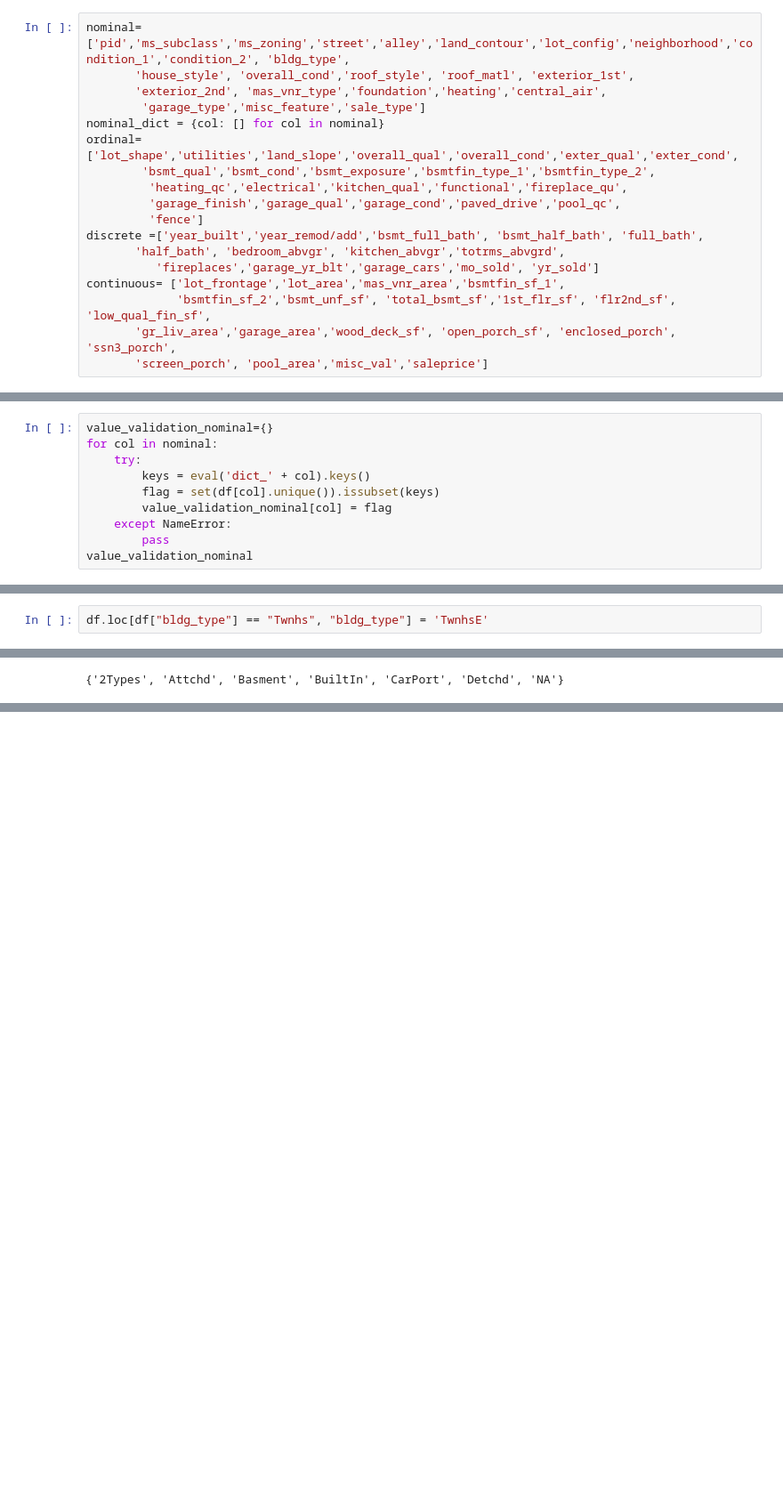
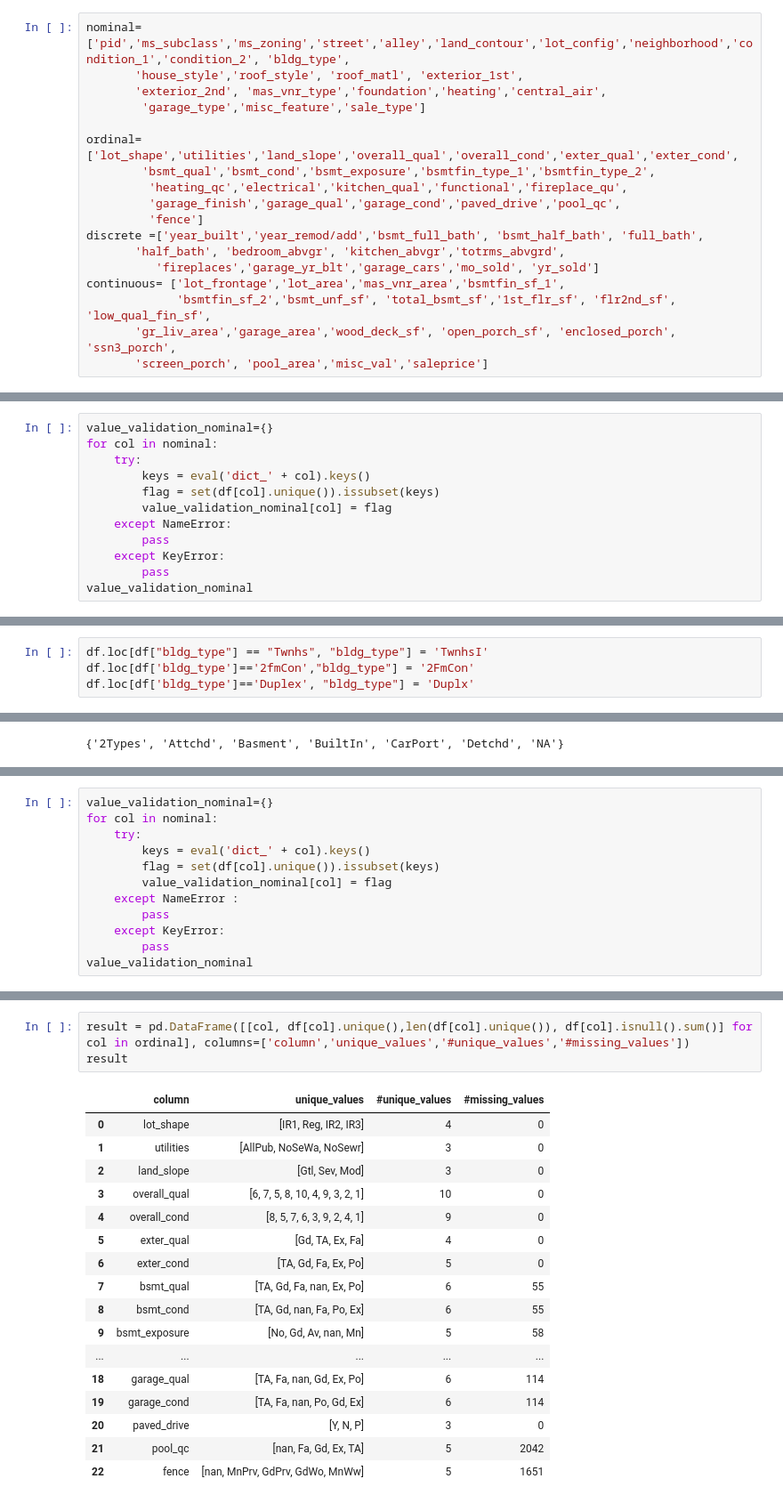
Before and after one commit to sabaiitj/Ames-Housing-Data, a Jupyter notebook: project_2_Saba.ipynb, the cells around one changed output, grey strips where cells are left out. Shown at 89% size. Saved outputs shown, nothing was run; the diff lists cells and outputs as text; blank space fills up the shorter version.

```diff
--- a/project_2_Saba.ipynb
+++ b/project_2_Saba.ipynb
@@ -464,10 +462,10 @@ Completed till now
 ### Automation for other columns
 # %%
 nominal=['pid','ms_subclass','ms_zoning','street','alley','land_contour','lot_config','neighborhood','condition_1','condition_2', 'bldg_type',
-       'house_style', 'overall_cond','roof_style', 'roof_matl', 'exterior_1st',
+       'house_style','roof_style', 'roof_matl', 'exterior_1st',
        'exterior_2nd', 'mas_vnr_type','foundation','heating','central_air',
         'garage_type','misc_feature','sale_type']
-nominal_dict = {col: [] for col in nominal}
+
 ordinal=['lot_shape','utilities','land_slope','overall_qual','overall_cond','exter_qual','exter_cond',
         'bsmt_qual','bsmt_cond','bsmt_exposure','bsmtfin_type_1','bsmtfin_type_2',
          'heating_qc','electrical','kitchen_qual','functional','fireplace_qu',
@@ -965,4 +973,6 @@ for col in nominal:
         value_validation_nominal[col] = flag
     except NameError:
         pass
+    except KeyError:
+        pass
 value_validation_nominal
@@ -980,7 +1061,9 @@ t2
 # %% [output]
 {'1Fam', '2FmCon', 'Duplx', 'TwnhsE', 'TwnhsI'}
 # %%
-df.loc[df["bldg_type"] == "Twnhs", "bldg_type"] = 'TwnhsE'
+df.loc[df["bldg_type"] == "Twnhs", "bldg_type"] = 'TwnhsI'
+df.loc[df['bldg_type']=='2fmCon',"bldg_type"] = '2FmCon'
+df.loc[df['bldg_type']=='Duplex', "bldg_type"] = 'Duplx'
 # %%
 set(df['bldg_type'].unique())
 # %% [output]
@@ -1045,0 +1118,12 @@ value_validation_nominal
+# %%
+value_validation_nominal={}
+for col in nominal:
+    try:
+        keys = eval('dict_' + col).keys()
+        flag = set(df[col].unique()).issubset(keys)
+        value_validation_nominal[col] = flag
+    except NameError :
+        pass
+    except KeyError:
+        pass
+value_validation_nominal
@@ -1045,0 +1145,21 @@ value_validation_nominal
+# %%
+result = pd.DataFrame([[col, df[col].unique(),len(df[col].unique()), df[col].isnull().sum()] for col in ordinal], columns=['column','unique_values','#unique_values','#missing_values'])
+result
+# %% [output]
+|  | column | unique_values | #unique_values | #missing_values |
+| 0 | lot_shape | [IR1, Reg, IR2, IR3] | 4 | 0 |
+| 1 | utilities | [AllPub, NoSeWa, NoSewr] | 3 | 0 |
+| 2 | land_slope | [Gtl, Sev, Mod] | 3 | 0 |
+| 3 | overall_qual | [6, 7, 5, 8, 10, 4, 9, 3, 2, 1] | 10 | 0 |
+| 4 | overall_cond | [8, 5, 7, 6, 3, 9, 2, 4, 1] | 9 | 0 |
+| 5 | exter_qual | [Gd, TA, Ex, Fa] | 4 | 0 |
+| 6 | exter_cond | [TA, Gd, Fa, Ex, Po] | 5 | 0 |
+| 7 | bsmt_qual | [TA, Gd, Fa, nan, Ex, Po] | 6 | 55 |
+| 8 | bsmt_cond | [TA, Gd, nan, Fa, Po, Ex] | 6 | 55 |
+| 9 | bsmt_exposure | [No, Gd, Av, nan, Mn] | 5 | 58 |
+| ... | ... | ... | ... | ... |
+| 18 | garage_qual | [TA, Fa, nan, Gd, Ex, Po] | 6 | 114 |
+| 19 | garage_cond | [TA, Fa, nan, Po, Gd, Ex] | 6 | 114 |
+| 20 | paved_drive | [Y, N, P] | 3 | 0 |
+| 21 | pool_qc | [nan, Fa, Gd, Ex, TA] | 5 | 2042 |
+| 22 | fence | [nan, MnPrv, GdPrv, GdWo, MnWw] | 5 | 1651 |
```
Also changed, not shown: parts of 96 cells of this notebook, 1 other file.
